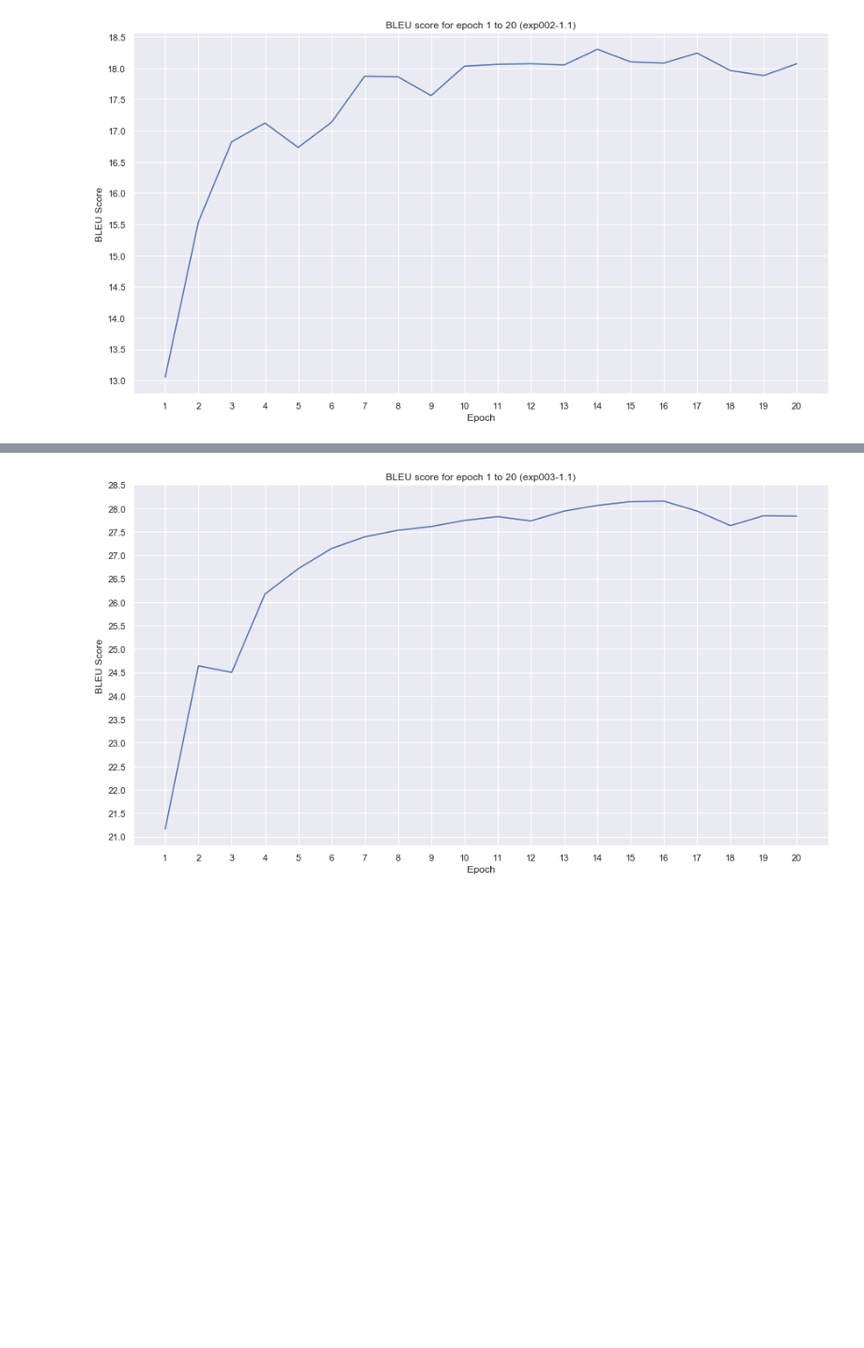
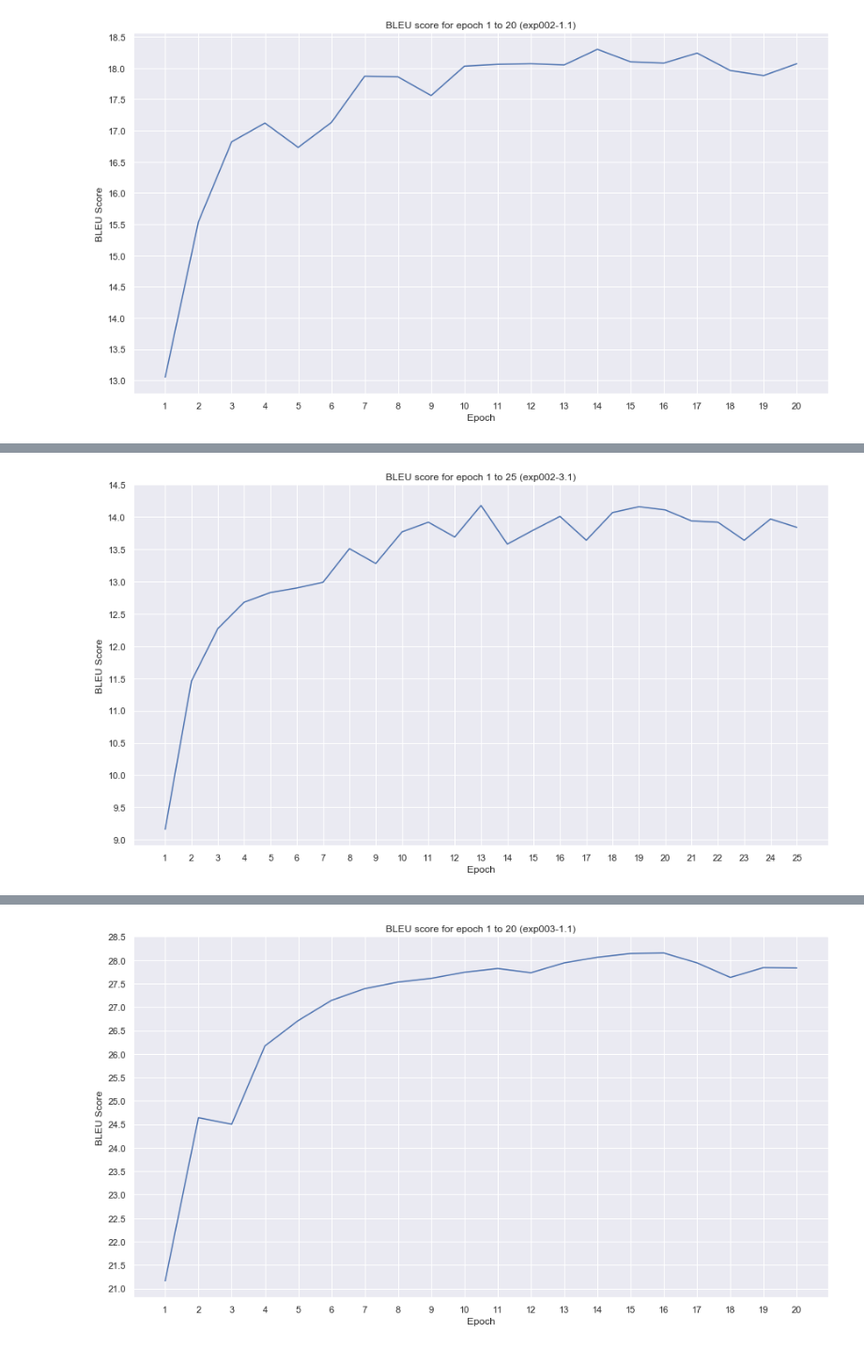
Before and after one commit to vistec-AI/mt-opus, a Jupyter notebook: notebooks/v-001_visualization_exp002-exp003-model-performance.ipynb, the cells around one changed output, grey strips where cells are left out. Shown: that part at 94% size. Cells and saved outputs as stored; diff of their text form; code cells hidden in the pictures; blank space fills up the shorter version.

```diff
--- a/notebooks/v-001_visualization_exp002-exp003-model-performance.ipynb
+++ b/notebooks/v-001_visualization_exp002-exp003-model-performance.ipynb
@@ -165 +420,5 @@ plot_bleu_score_over_n_epoch('exp002-1.1')
+# %%
+plot_bleu_score_over_n_epoch('exp002-3.1')
+# %% [output]
+[figure, added]
 # %% [markdown]
```
Also changed, not shown: parts of 16 cells of this notebook, 1 other file.
